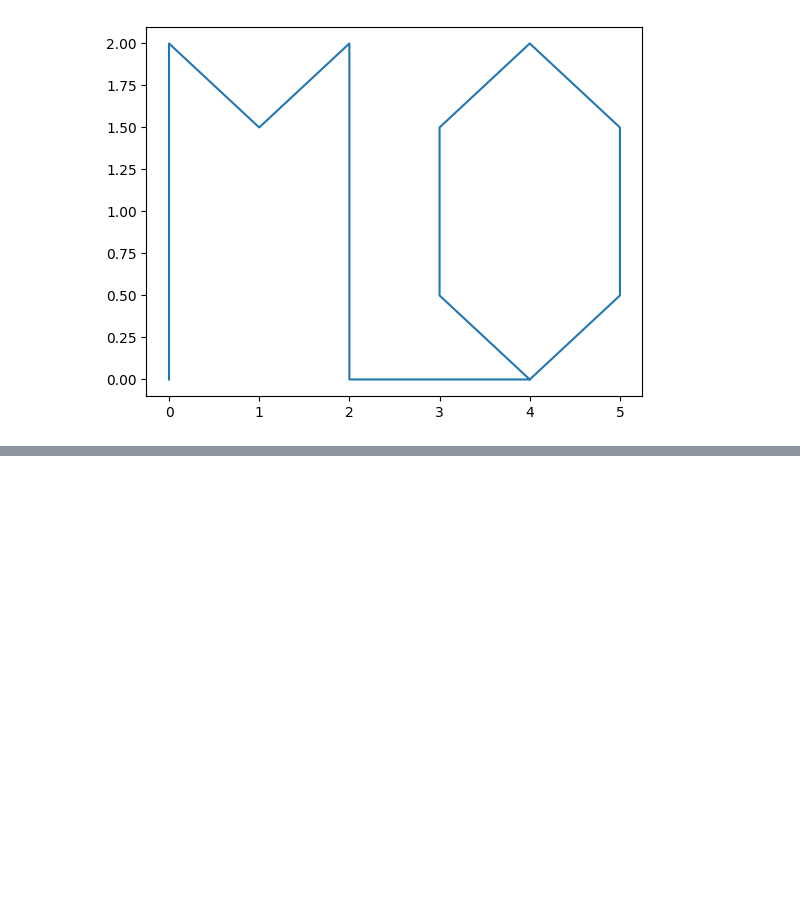
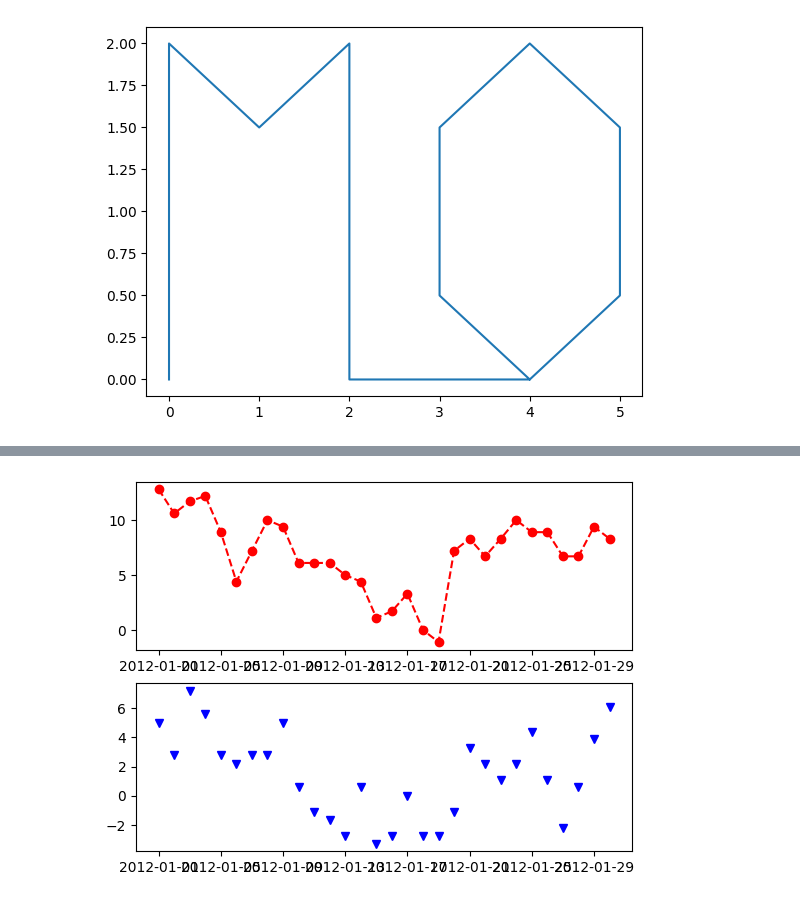
Before and after one commit to ANUVAMAON/KurzDataScienceCZ6, a Jupyter notebook: 06_data_visualisation/01.ipynb, the cells around one changed output, grey strips where cells are left out. Drawn from its saved outputs; the diff is of its cells as text; code cells hidden in the pictures; blank space fills up the shorter version.

```diff
--- a/06_data_visualisation/01.ipynb
+++ b/06_data_visualisation/01.ipynb
@@ -12,3 +13,6 @@ ax.plot([0,0,1,2,2,4,3,3,4,5,5,4], [0,2,1.5,2,0,0,0.5,1.5,2,1.5,0.5,0])
 plt.show()
 # %% [output]
 [figure]
+# %%
+weather = pd.read_csv("/Users/maro-personal/Documents/KurzDataScience/05_processing_of_data_sets/ML-datasets-master/weather.csv", index_col = 'date',parse_dates = True)
+weather.head()
@@ -14,0 +27,8 @@ plt.show()
+# %%
+n=30
+fig, ax = plt.subplots(2)
+ax[0].plot(weather.index[:n], weather.temp_max[:n], 'o--r')
+ax[1].plot(weather.index[:n], weather.temp_min[:n], 'vb')
+plt.show()
+# %% [output]
+[figure, added]
```
Also changed, not shown: parts of 41 cells of this notebook, 2 other files.
